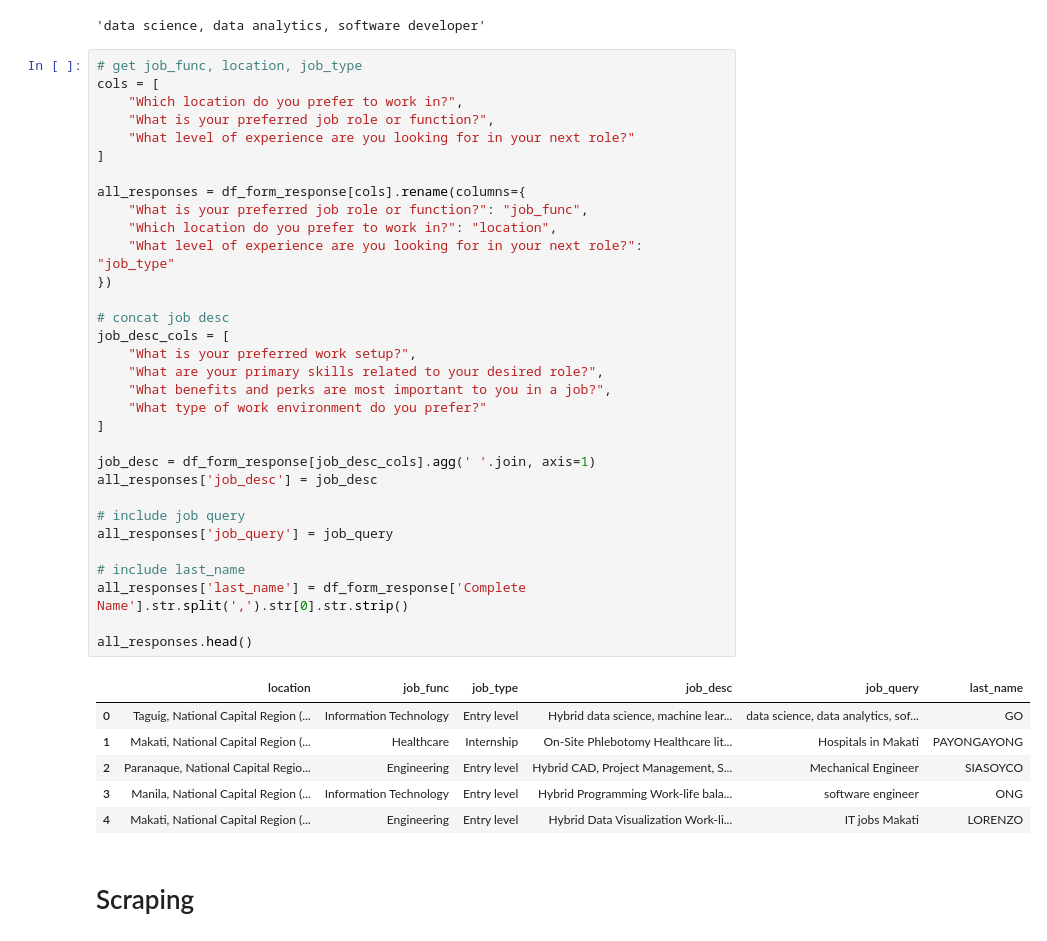
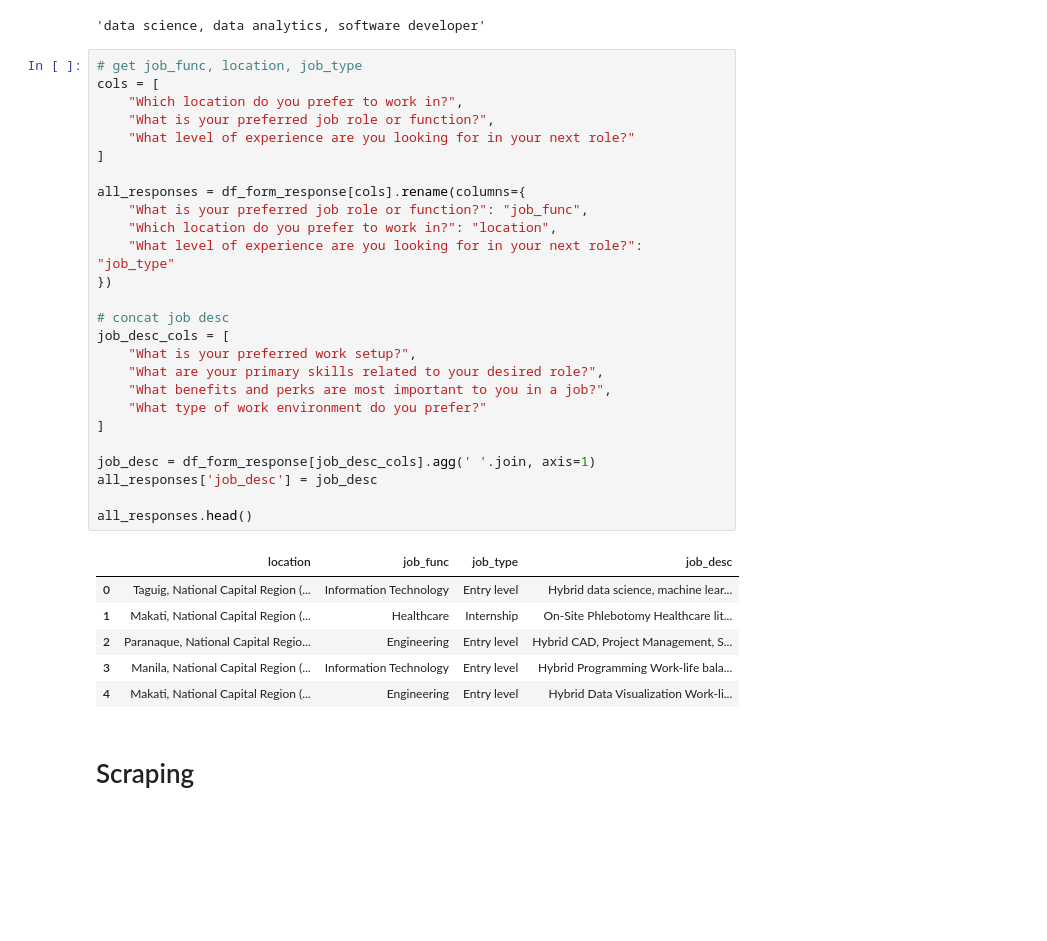
Before and after one commit to KyleCarlo/Job-Recommender-System, a Jupyter notebook: Scraping Notebook.ipynb, the cells around one changed output. Drawn from its saved outputs; the diff is of its cells as text; blank space fills up the shorter version.

```diff
--- a/Scraping Notebook.ipynb
+++ b/Scraping Notebook.ipynb
@@ -82,42 +82,36 @@ job_query[0]
 # %%
 # get job_func, location, job_type
 cols = [
     "Which location do you prefer to work in?",
     "What is your preferred job role or function?",
     "What level of experience are you looking for in your next role?"
 ]
 
 all_responses = df_form_response[cols].rename(columns={
     "What is your preferred job role or function?": "job_func",
     "Which location do you prefer to work in?": "location",
     "What level of experience are you looking for in your next role?": "job_type"
 })
 
 # concat job desc
 job_desc_cols = [
     "What is your preferred work setup?",
     "What are your primary skills related to your desired role?",
     "What benefits and perks are most important to you in a job?",
     "What type of work environment do you prefer?"
 ]
 
 job_desc = df_form_response[job_desc_cols].agg(' '.join, axis=1)
 all_responses['job_desc'] = job_desc
 
-# include job query
-all_responses['job_query'] = job_query
-
-# include last_name
-all_responses['last_name'] = df_form_response['Complete Name'].str.split(',').str[0].str.strip()
-
 all_responses.head()
 # %% [output]
-|  | location | job_func | job_type | job_desc | job_query | last_name |
-| 0 | Taguig, National Capital Region (... | Information Technology | Entry level | Hybrid data science, machine lear... | data science, data analytics, sof... | GO |
-| 1 | Makati, National Capital Region (... | Healthcare | Internship | On-Site Phlebotomy Healthcare lit... | Hospitals in Makati | PAYONGAYONG |
-| 2 | Paranaque, National Capital Regio... | Engineering | Entry level | Hybrid CAD, Project Management, S... | Mechanical Engineer | SIASOYCO |
-| 3 | Manila, National Capital Region (... | Information Technology | Entry level | Hybrid Programming Work-life bala... | software engineer | ONG |
-| 4 | Makati, National Capital Region (... | Engineering | Entry level | Hybrid Data Visualization Work-li... | IT jobs Makati | LORENZO |
+|  | location | job_func | job_type | job_desc |
+| 0 | Taguig, National Capital Region (... | Information Technology | Entry level | Hybrid data science, machine lear... |
+| 1 | Makati, National Capital Region (... | Healthcare | Internship | On-Site Phlebotomy Healthcare lit... |
+| 2 | Paranaque, National Capital Regio... | Engineering | Entry level | Hybrid CAD, Project Management, S... |
+| 3 | Manila, National Capital Region (... | Information Technology | Entry level | Hybrid Programming Work-life bala... |
+| 4 | Makati, National Capital Region (... | Engineering | Entry level | Hybrid Data Visualization Work-li... |
 # %% [markdown]
 # Scraping
 # %% [markdown]
```
Also changed, not shown: parts of 16 cells of this notebook, 4 other files.
